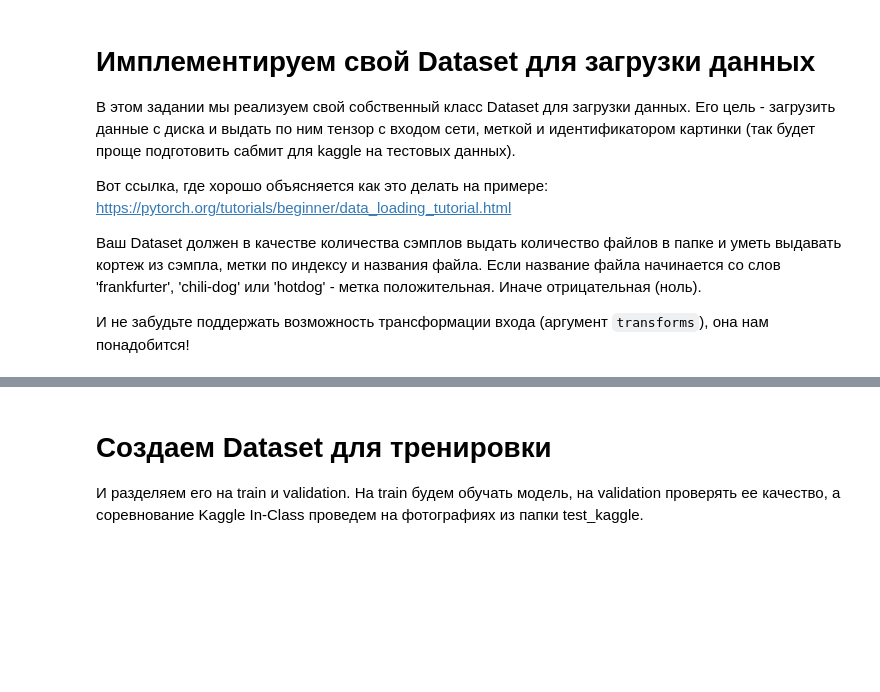
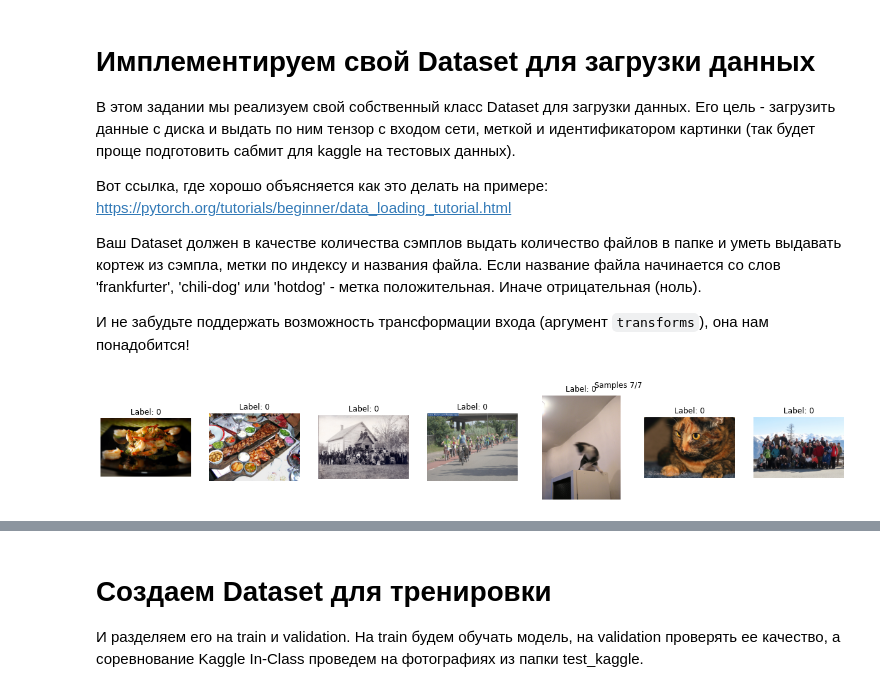
Before and after one commit to Timurff/dlcourse_ai, a Jupyter notebook: assignments/assignment4/HotdogOrNot.ipynb, the cells around one changed output, grey strips where cells are left out. Cells and saved outputs as stored; diff of their text form; code cells hidden in the pictures; blank space fills up the shorter version.

```diff
--- a/assignments/assignment4/HotdogOrNot.ipynb
+++ b/assignments/assignment4/HotdogOrNot.ipynb
@@ -74,37 +83,49 @@ device = torch.device("cuda:0") # Let's make sure GPU is available!
 # %%
 class HotdogOrNotDataset(Dataset):
     def __init__(self, folder, transform=None):
+        self.dir = folder
         self.transform = transform
-
-        # TODO: Your code here!
+        self.image_names = np.array(os.listdir(folder))
 
     def __len__(self):
-        raise Exception("Not implemented!")
+        return len(self.image_names)
 
-    def __getitem__(self, index):
-        # TODO Implement getting item by index
-        # Hint: os.path.join is helpful!
-        raise Exception("Not implemented!")
+    def __getitem__(self, idx):
+        if torch.is_tensor(idx):
+            idx = idx.tolist()
+
+        img_name = os.path.join(self.dir,
+                                self.image_names[idx])
+
+        img = Image.open(img_name)
+        img_id = self.image_names[idx]
+        y = 1 if re.search(r'frankfurter|chili-dog|hotdog', img_id) else 0
+
+        if self.transform:
+            img = self.transform(img)
+
         return img, y, img_id
 
 def visualize_samples(dataset, indices, title=None, count=10):
     # visualize random 10 samples
     plt.figure(figsize=(count*3,3))
     display_indices = indices[:count]
     if title:
         plt.suptitle("%s %s/%s" % (title, len(display_indices), len(indices)))
     for i, index in enumerate(display_indices):
         x, y, _ = dataset[index]
         plt.subplot(1,count,i+1)
         plt.title("Label: %s" % y)
         plt.imshow(x)
         plt.grid(False)
         plt.axis('off')
 
 orig_dataset = HotdogOrNotDataset(train_folder)
 indices = np.random.choice(np.arange(len(orig_dataset)), 7, replace=False)
 
 visualize_samples(orig_dataset, indices, "Samples")
+# %% [output]
+[figure, added]
 # %%
 # Let's make sure transforms work!
 dataset = HotdogOrNotDataset(train_folder, transform=transforms.RandomVerticalFlip(0.9))
```
Also changed, not shown: parts of 29 cells of this notebook.
